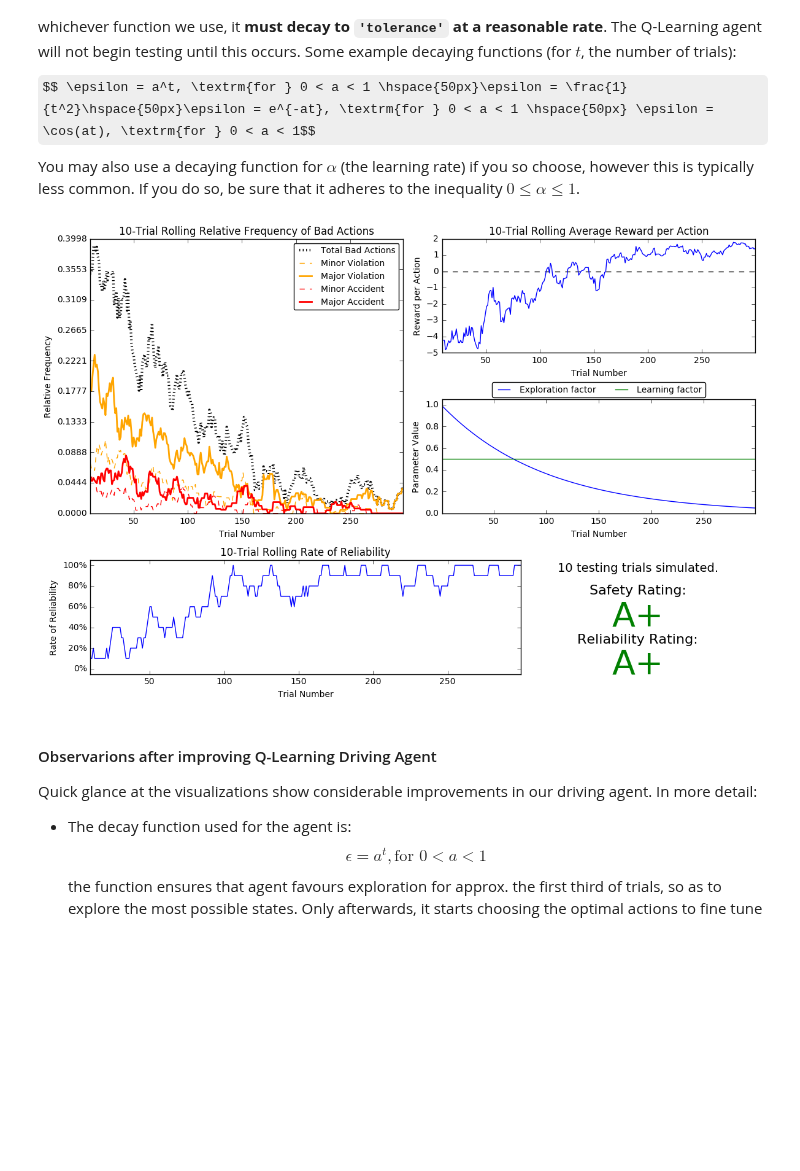
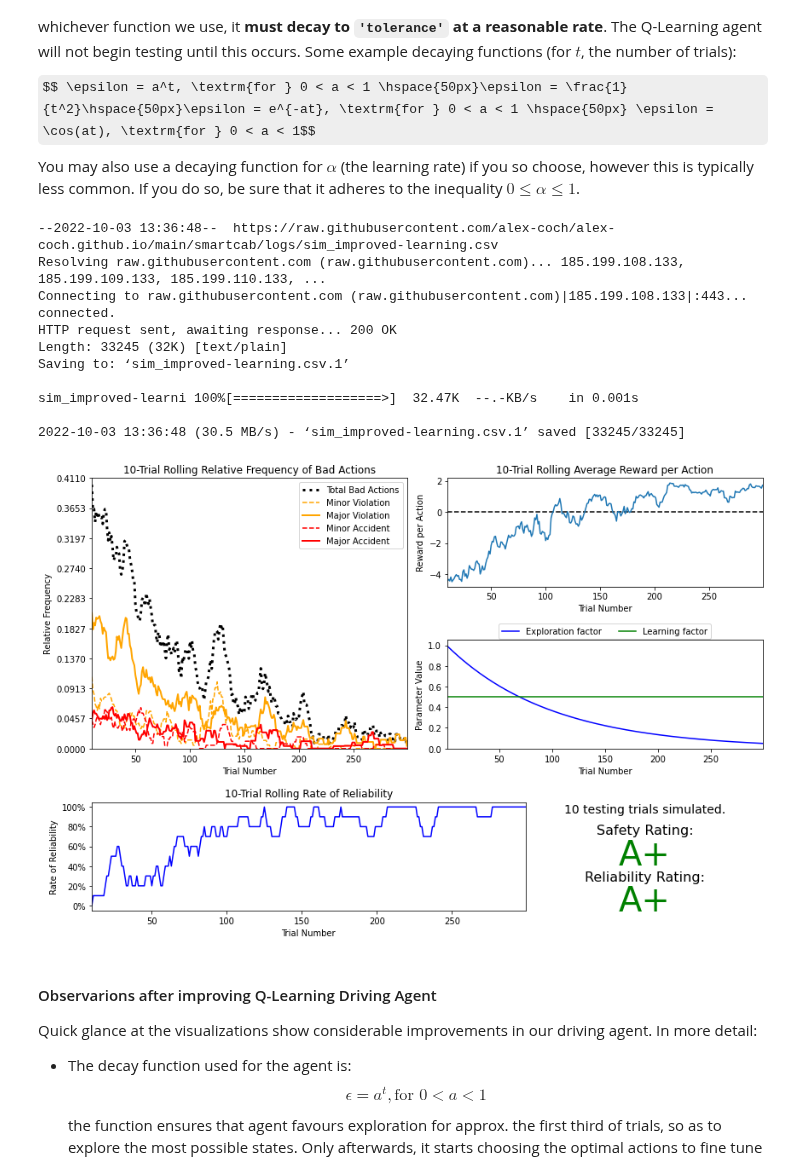
Before and after one commit to alex-coch/alex-coch.github.io, a Jupyter notebook: smartcab/smartcab.ipynb, the cells around one changed output. Drawn from its saved outputs; the diff is of its cells as text; code cells hidden in the pictures; some formulas as TeX source; blank space fills up the shorter version.

```diff
--- a/smartcab/smartcab.ipynb
+++ b/smartcab/smartcab.ipynb
@@ -201,9 +235,20 @@ $$ \epsilon = a^t, \textrm{for } 0 < a < 1 \hspace{50px}\epsilon = \frac{1}{t^2}
 You may also use a decaying function for $\alpha$ (the learning rate) if you so choose, however this is typically less common. If you do so, be sure that it adheres to the inequality $0 \leq \alpha \leq 1$.
 # %%
 # Load the 'sim_improved-learning' file from the improved Q-Learning simulation
-vs.plot_trials('sim_improved-learning.csv')
+! wget https://raw.githubusercontent.com/alex-coch/alex-coch.github.io/main/smartcab/logs/sim_improved-learning.csv
+vs.plot_trials('/content/sim_improved-learning.csv')
 # %% [output]
+--2022-10-03 13:36:48--  https://raw.githubusercontent.com/alex-coch/alex-coch.github.io/main/smartcab/logs/sim_improved-learning.csv
+Resolving raw.githubusercontent.com (raw.githubusercontent.com)... 185.199.108.133, 185.199.109.133, 185.199.110.133, ...
+Connecting to raw.githubusercontent.com (raw.githubusercontent.com)|185.199.108.133|:443... connected.
+HTTP request sent, awaiting response... 200 OK
+Length: 33245 (32K) [text/plain]
+Saving to: ‘sim_improved-learning.csv.1’
+
+sim_improved-learni 100%[===================>]  32.47K  --.-KB/s    in 0.001s
+
+2022-10-03 13:36:48 (30.5 MB/s) - ‘sim_improved-learning.csv.1’ saved [33245/33245]
-[figure, old version]
+[figure, new version]
 # %% [markdown]
 #### Observarions after improving Q-Learning Driving Agent
 
```
Also changed, not shown: parts of 5 cells of this notebook.
